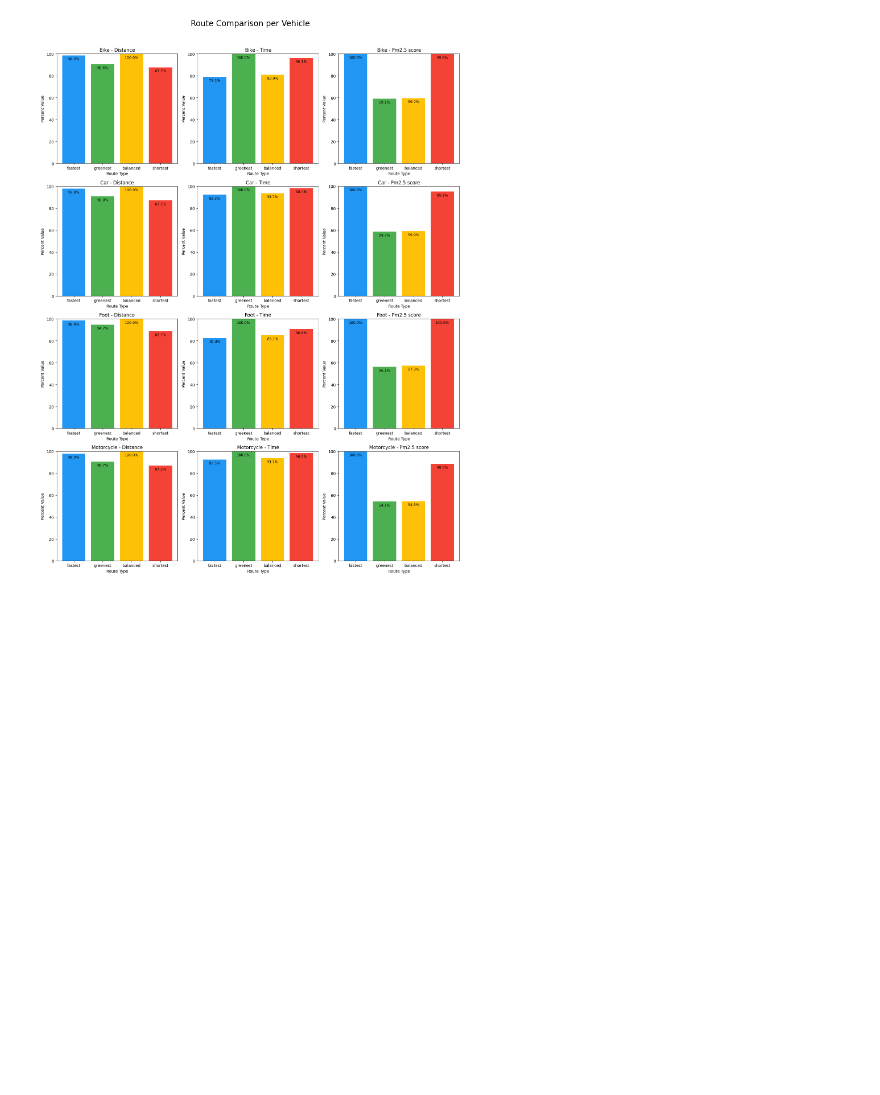
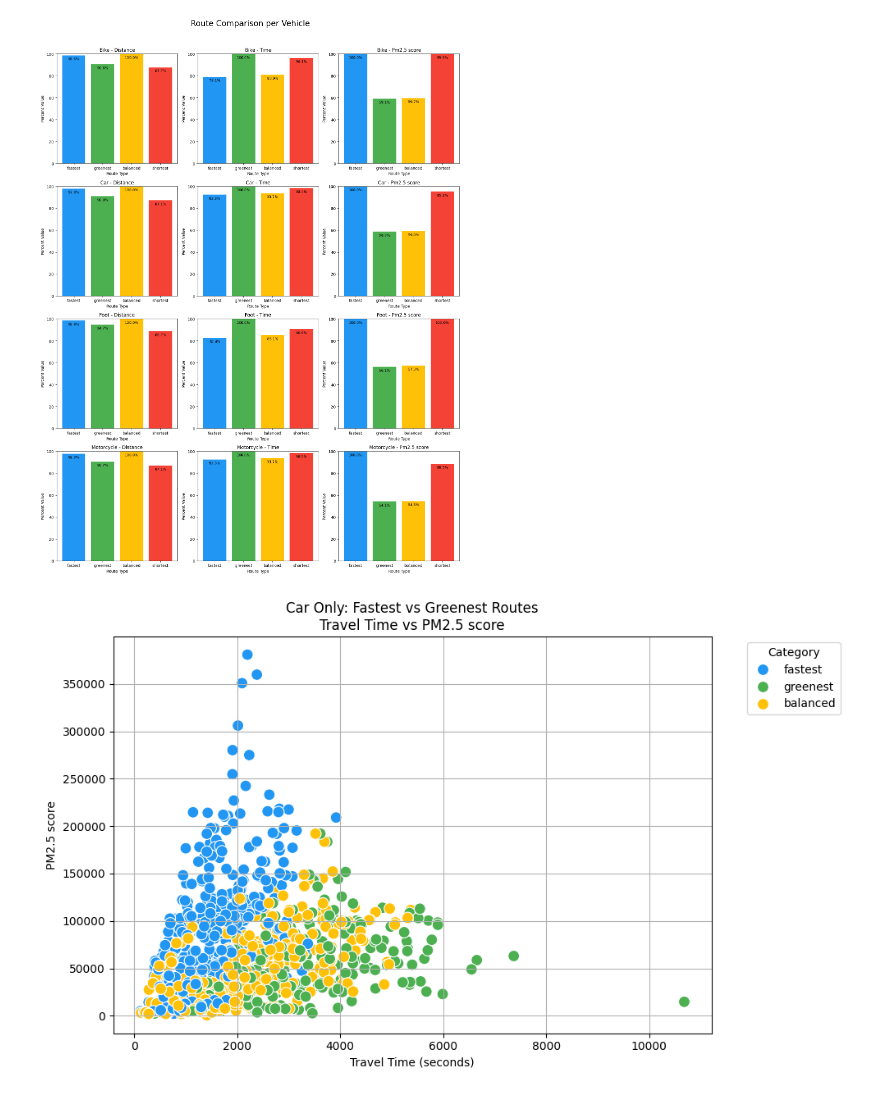
Before and after one commit to Cahlil-Togonon/coe199-capstone, a Jupyter notebook: data_processing.ipynb, the cells around one changed output. Cells and saved outputs as stored; diff of their text form; code cells hidden in the pictures; blank space fills up the shorter version.

Commit message:
data processing file to check routing logs

```diff
--- a/data_processing.ipynb
+++ b/data_processing.ipynb
@@ -3,8 +3,8 @@ import pandas as pd
 import matplotlib.pyplot as plt
 import numpy as np
 
-df1 = pd.read_csv("routing_log_05062025.csv")
-df2 = pd.read_csv("routing_log_05052025.csv")
+df1 = pd.read_csv("./routing_logs/routing_log_05062025.csv")
+df2 = pd.read_csv("./routing_logs/routing_log_05052025.csv")
 df = pd.concat([df1, df2], ignore_index=True)
 
 df['timestamp'] = pd.to_datetime(df['timestamp'], utc=True)
@@ -177,3 +177,34 @@ plt.tight_layout(rect=[0, 0, 1, 0.96])
 plt.show()
 # %% [output]
 [figure]
+# %%
+import seaborn as sns
+
+# Filter for fastest and greenest routes AND only car
+df_plot = df[
+    (df['category'].isin(['fastest', 'greenest', 'balanced'])) &
+    (df['vehicle'] == 'car') &
+    (df['time'] <= 100_000)
+]
+
+# Plot
+plt.figure(figsize=(10, 6))
+sns.scatterplot(
+    data=df_plot,
+    x='time',
+    y='weight',
+    hue='category',
+    palette={'fastest': '#2196F3', 'greenest': '#4CAF50', 'balanced': '#FFC107'},
+    s=100,
+    color='steelblue'
+)
+
+plt.title("Car Only: Fastest vs Greenest Routes\nTravel Time vs PM2.5 score")
+plt.xlabel("Travel Time (seconds)")
+plt.ylabel("PM2.5 score")
+plt.legend(title="Category", bbox_to_anchor=(1.05, 1), loc='upper left')
+plt.tight_layout()
+plt.grid(True)
+plt.show()
+# %% [output]
+[figure, added]
```
